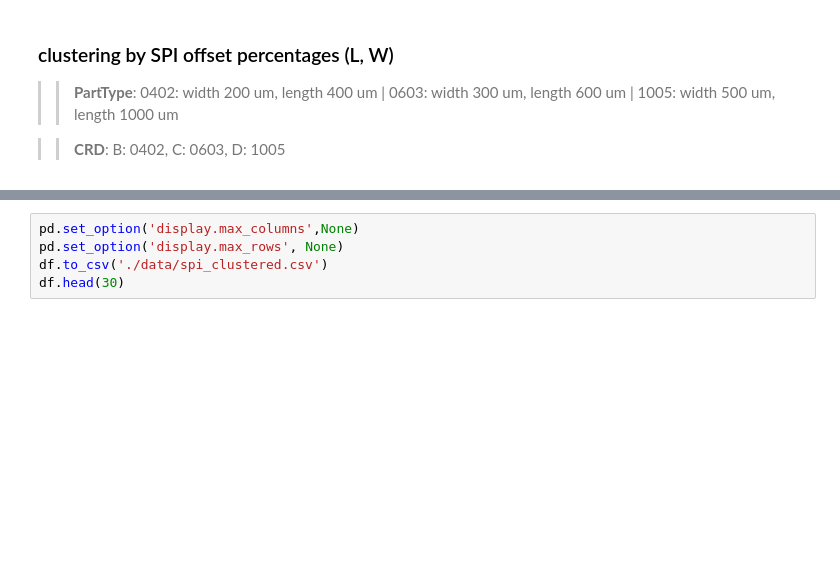
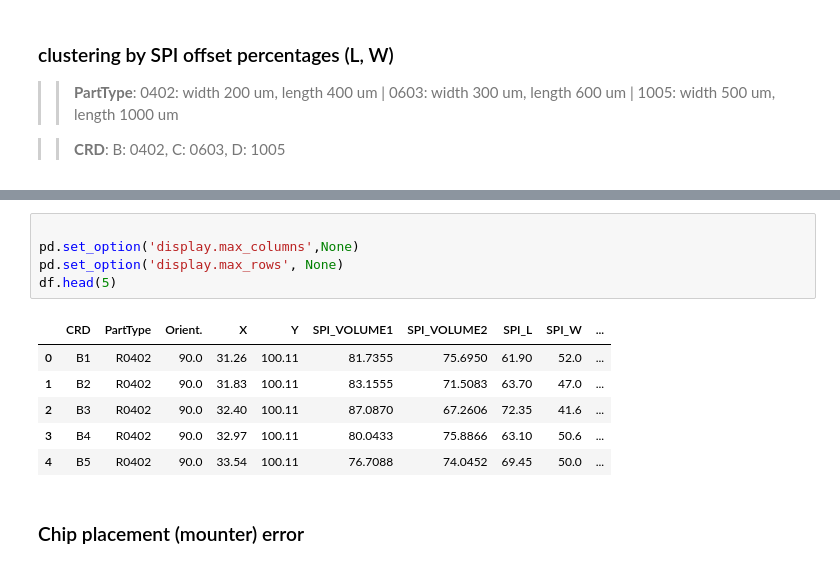
Before and after one commit to andyj1/np, a Jupyter notebook: preprocessing.ipynb, the cells around one changed output, grey strips where cells are left out. Drawn from its saved outputs; the diff is of its cells as text; blank space fills up the shorter version.

```diff
--- a/preprocessing.ipynb
+++ b/preprocessing.ipynb
@@ -558,5 +577,14 @@ plt.show()
 # %%
+
 pd.set_option('display.max_columns',None)
 pd.set_option('display.max_rows', None)
-df.to_csv('./data/spi_clustered.csv')
-df.head(30)
+df.head(5)
+# %% [output]
+|  | CRD | PartType | Orient. | X | Y | SPI_VOLUME1 | SPI_VOLUME2 | SPI_L | SPI_W | ... |
+| 0 | B1 | R0402 | 90.0 | 31.26 | 100.11 | 81.7355 | 75.6950 | 61.90 | 52.0 | ... |
+| 1 | B2 | R0402 | 90.0 | 31.83 | 100.11 | 83.1555 | 71.5083 | 63.70 | 47.0 | ... |
+| 2 | B3 | R0402 | 90.0 | 32.40 | 100.11 | 87.0870 | 67.2606 | 72.35 | 41.6 | ... |
+| 3 | B4 | R0402 | 90.0 | 32.97 | 100.11 | 80.0433 | 75.8866 | 63.10 | 50.6 | ... |
+| 4 | B5 | R0402 | 90.0 | 33.54 | 100.11 | 76.7088 | 74.0452 | 69.45 | 50.0 | ... |
+# %% [markdown]
+### Chip placement (mounter) error
```
Also changed, not shown: parts of 10 cells of this notebook.
